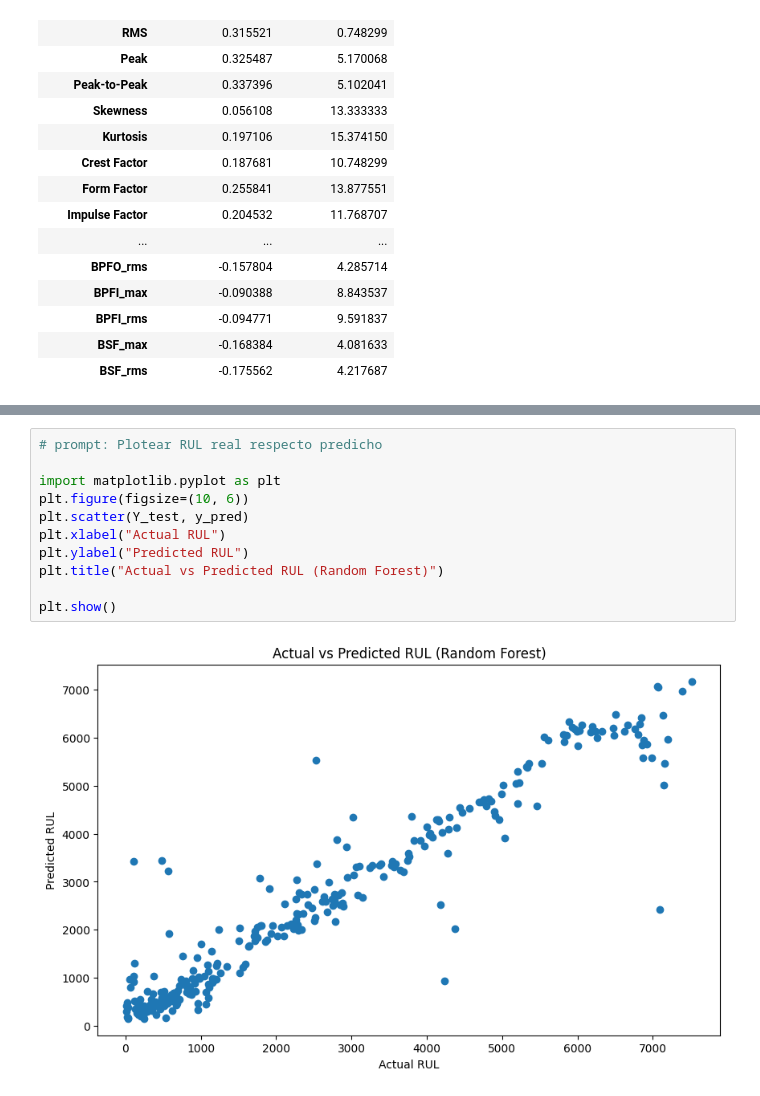
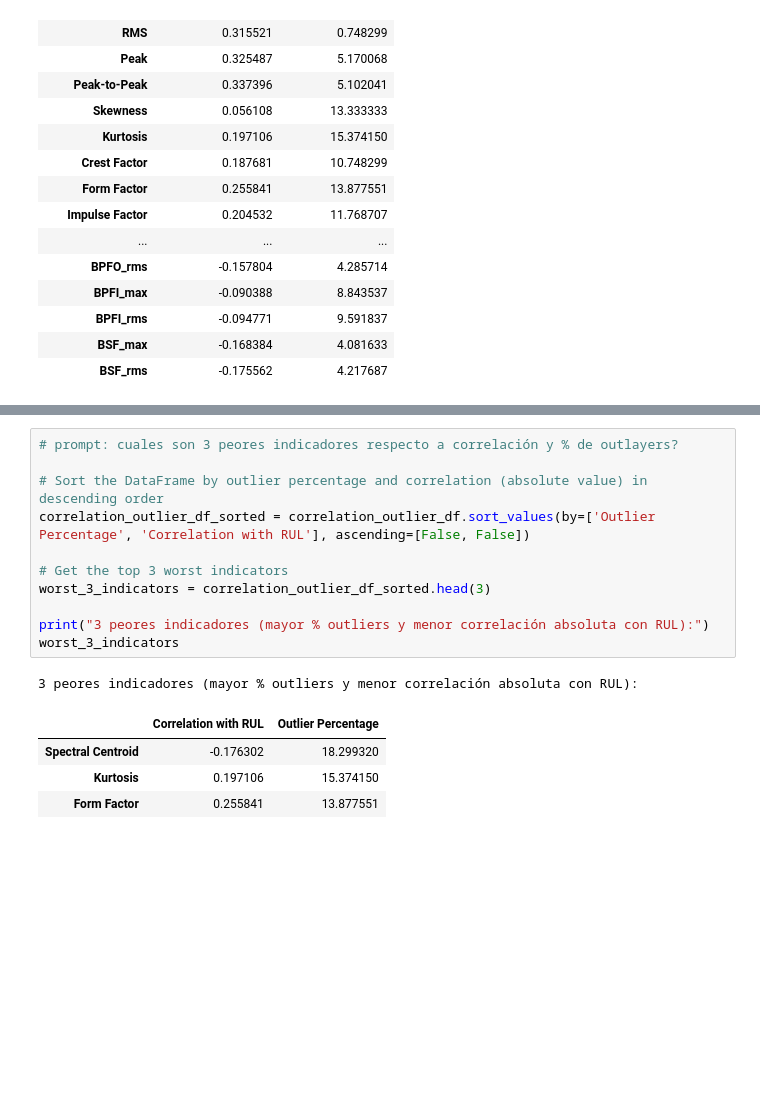
Before and after one commit to Aitor1411/AR-PCB, a Jupyter notebook: src/05_DIY_Model.ipynb, the cells around one changed output, grey strips where cells are left out. Drawn from its saved outputs; the diff is of its cells as text; blank space fills up the shorter version.

```diff
--- a/src/05_DIY_Model.ipynb
+++ b/src/05_DIY_Model.ipynb
@@ -557,13 +426,17 @@ Root Mean Squared Error (RMSE): 655.2598553193972
-# %%
-# prompt: Plotear RUL real respecto predicho
-
-import matplotlib.pyplot as plt
-plt.figure(figsize=(10, 6))
-plt.scatter(Y_test, y_pred)
-plt.xlabel("Actual RUL")
-plt.ylabel("Predicted RUL")
-plt.title("Actual vs Predicted RUL (Random Forest)")
-
-plt.show()
-# %% [output]
-[figure, removed]
+# %%
+# prompt: cuales son 3 peores indicadores respecto a correlación y % de outlayers?
+
+# Sort the DataFrame by outlier percentage and correlation (absolute value) in descending order
+correlation_outlier_df_sorted = correlation_outlier_df.sort_values(by=['Outlier Percentage', 'Correlation with RUL'], ascending=[False, False])
+
+# Get the top 3 worst indicators
+worst_3_indicators = correlation_outlier_df_sorted.head(3)
+
+print("3 peores indicadores (mayor % outliers y menor correlación absoluta con RUL):")
+worst_3_indicators
+# %% [output]
+3 peores indicadores (mayor % outliers y menor correlación absoluta con RUL):
+|  | Correlation with RUL | Outlier Percentage |
+| Spectral Centroid | -0.176302 | 18.299320 |
+| Kurtosis | 0.197106 | 15.374150 |
+| Form Factor | 0.255841 | 13.877551 |
```
Also changed, not shown: parts of 8 cells of this notebook.
